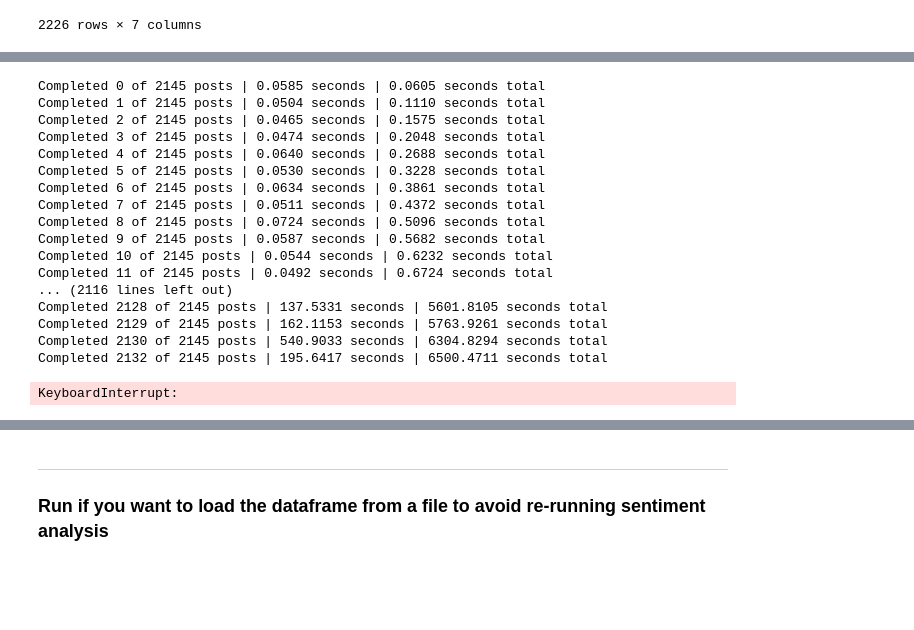
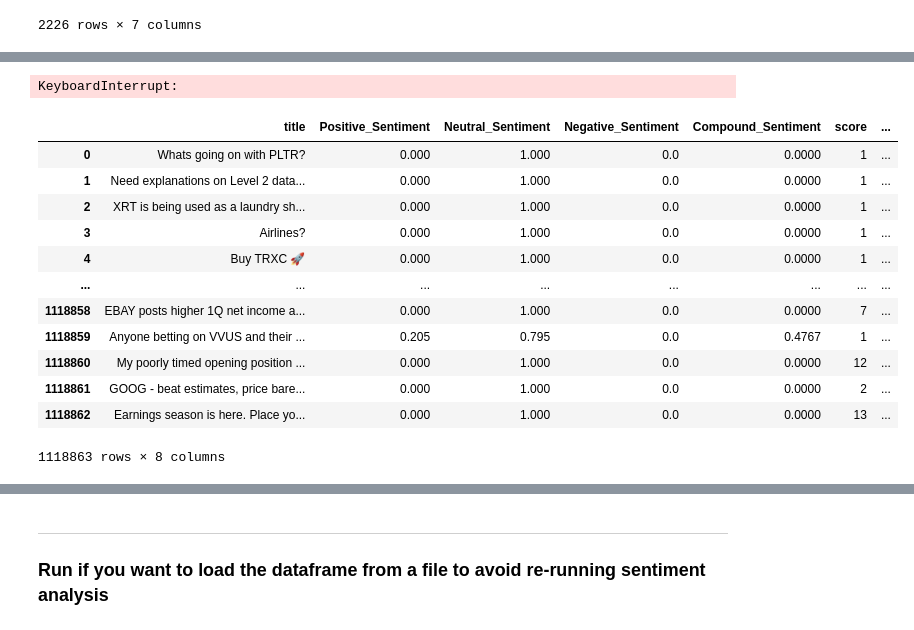
Before and after one commit to JKelly423/SqueezeNet, a Jupyter notebook: src/driver.ipynb, the cells around one changed output, grey strips where cells are left out. Drawn from its saved outputs; the diff is of its cells as text; code cells hidden in the pictures; blank space fills up the shorter version.

```diff
--- a/src/driver.ipynb
+++ b/src/driver.ipynb
@@ -153,22 +116,19 @@ negative = []
 neutral = []
 compound = []
 
-import time
+
 
 begin = time.time() # timer for entire process
 
-for i in range(0, len(dataPlug.mergedDF['title'])):
+
+for i in tqdm(range(0, len(dataPlug.df['title']))):
     start = time.time() # timer for each iteration
 
-    if i == 2131:
-        positive.append(0)
-        negative.append(0)
-        neutral.append(0)
-        compound.append(0)
-        continue
 
-    text = dataPlug.mergedDF['title'][i]
+    text = dataPlug.df['title'][i]
     clean_text = squeeze.clean_text(text)
+
+
     score = squeeze.sentiment_analysis(clean_text)
     # Add scores to array
     positive.append(score['pos'])
@@ -178,29 +138,12 @@ for i in range(0, len(dataPlug.mergedDF['title'])):
 
 
 
-    end = time.time() # end timer for each iteration
 
-    print(f"Completed {i} of {len(dataPlug.mergedDF['title'])} posts | {end - start:0.4f} seconds | {end - begin:0.4f} seconds total")
+    #print(f"Completed {i} of {len(dataPlug.df['title'])} posts | {end - start:0.4f} seconds | {end - begin:0.4f} seconds total")
 
+end = time.time() # end timer for each iteration
 print(f"Sentiment analysis took {end - begin:0.4f} seconds total")
 # %% [output]
-Completed 0 of 2145 posts | 0.0585 seconds | 0.0605 seconds total
-Completed 1 of 2145 posts | 0.0504 seconds | 0.1110 seconds total
-Completed 2 of 2145 posts | 0.0465 seconds | 0.1575 seconds total
-Completed 3 of 2145 posts | 0.0474 seconds | 0.2048 seconds total
-Completed 4 of 2145 posts | 0.0640 seconds | 0.2688 seconds total
-Completed 5 of 2145 posts | 0.0530 seconds | 0.3228 seconds total
-Completed 6 of 2145 posts | 0.0634 seconds | 0.3861 seconds total
-Completed 7 of 2145 posts | 0.0511 seconds | 0.4372 seconds total
-Completed 8 of 2145 posts | 0.0724 seconds | 0.5096 seconds total
-Completed 9 of 2145 posts | 0.0587 seconds | 0.5682 seconds total
-Completed 10 of 2145 posts | 0.0544 seconds | 0.6232 seconds total
-Completed 11 of 2145 posts | 0.0492 seconds | 0.6724 seconds total
-... (2116 lines left out)
-Completed 2128 of 2145 posts | 137.5331 seconds | 5601.8105 seconds total
-Completed 2129 of 2145 posts | 162.1153 seconds | 5763.9261 seconds total
-Completed 2130 of 2145 posts | 540.9033 seconds | 6304.8294 seconds total
-Completed 2132 of 2145 posts | 195.6417 seconds | 6500.4711 seconds total
+KeyboardInterrupt:
-KeyboardInterrupt:
 # %%
 # Using DataFrame.insert() to add the sentiment columns to the dataframe
@@ -214,0 +159,20 @@ dataPlug.mergedDF = dataPlug.mergedDF.drop(labels=2131, axis=0)
+# %%
+df = pd.read_csv('../data/all_posts_with_sentiment.csv')
+df.drop('Unnamed: 0', inplace=True, axis=1)
+df['title'] = df['title'].apply(lambda x: str(x))
+df['timestamp'] = df['timestamp'].astype('datetime64[ns]').dt.floor('D')
+display(df)
+# %% [output]
+|  | title | Positive_Sentiment | Neutral_Sentiment | Negative_Sentiment | Compound_Sentiment | score | ... |
+| 0 | Whats going on with PLTR? | 0.000 | 1.000 | 0.0 | 0.0000 | 1 | ... |
+| 1 | Need explanations on Level 2 data... | 0.000 | 1.000 | 0.0 | 0.0000 | 1 | ... |
+| 2 | XRT is being used as a laundry sh... | 0.000 | 1.000 | 0.0 | 0.0000 | 1 | ... |
+| 3 | Airlines? | 0.000 | 1.000 | 0.0 | 0.0000 | 1 | ... |
+| 4 | Buy TRXC 🚀 | 0.000 | 1.000 | 0.0 | 0.0000 | 1 | ... |
+| ... | ... | ... | ... | ... | ... | ... | ... |
+| 1118858 | EBAY posts higher 1Q net income a... | 0.000 | 1.000 | 0.0 | 0.0000 | 7 | ... |
+| 1118859 | Anyone betting on VVUS and their ... | 0.205 | 0.795 | 0.0 | 0.4767 | 1 | ... |
+| 1118860 | My poorly timed opening position ... | 0.000 | 1.000 | 0.0 | 0.0000 | 12 | ... |
+| 1118861 | GOOG - beat estimates, price bare... | 0.000 | 1.000 | 0.0 | 0.0000 | 2 | ... |
+| 1118862 | Earnings season is here. Place yo... | 0.000 | 1.000 | 0.0 | 0.0000 | 13 | ... |
+1118863 rows × 8 columns
```
Also changed, not shown: parts of 15 cells of this notebook, 1 other file.
